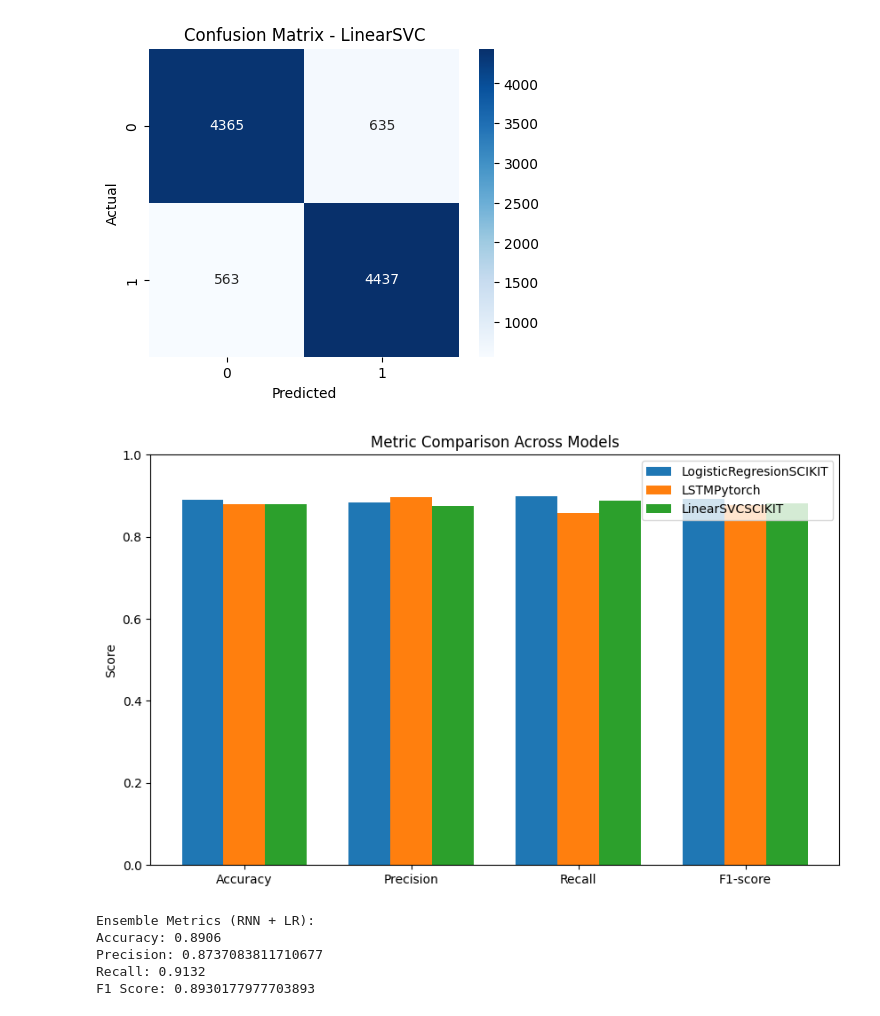
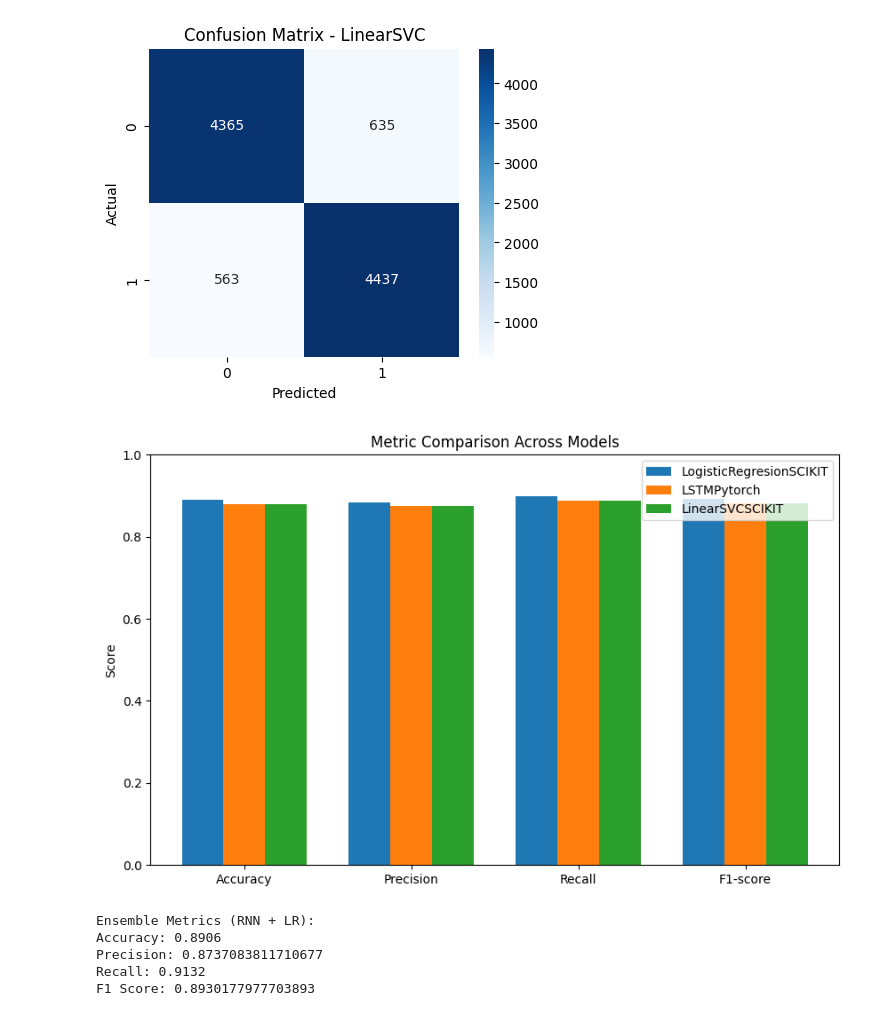
Before and after one commit to Addy0606/imdbdataset, a Jupyter notebook: model2.ipynb, the cells around one changed output. Drawn from its saved outputs; the diff is of its cells as text; code cells hidden in the pictures.

Commit message:
graph update

```diff
--- a/model2.ipynb
+++ b/model2.ipynb
@@ -450,30 +450,30 @@ F1 Score: 0.881056393963463
 # %%
 metrics_dict = { #model 1's metrics included
     "LogisticRegresionSCIKIT": [accuracylrc, precisionlrc, recalllrc, f1lrc],
-    "LSTMPytorch": [0.8792, 0.8963210702341137, 0.8576, 0.8765331152902698],
+    "LSTMPytorch": [0.8802, 0.8748028391167192, 0.8874, 0.881056393963463],
     "LinearSVCSCIKIT": [accuracysvc, precisionsvc, recallsvc, f1svc],
 }
 metrics = ['Accuracy', 'Precision', 'Recall', 'F1-score']
 n_metrics = len(metrics)
 n_models = len(metrics_dict)
 
 x = np.arange(n_metrics)
 width = 0.25
 
 plt.figure(figsize=(10,6))
 
 # Plot each model's metrics
 for i, (model_name, vals) in enumerate(metrics_dict.items()):
     plt.bar(x + (i - n_models/2 + 0.5)*width, vals, width=width, label=model_name)
 
 plt.xticks(x, metrics)
 plt.ylim(0,1)
 plt.ylabel('Score')
 plt.title('Metric Comparison Across Models')
 plt.legend()
 plt.show()
 # %% [output]
-[figure, old version]
+[figure, new version]
 # %%
 #   ENSEMBLE MODEL (RNN + LR)
 # combining the predictions of the two best models (RNN and Logistic Regression) to improve performance
```
